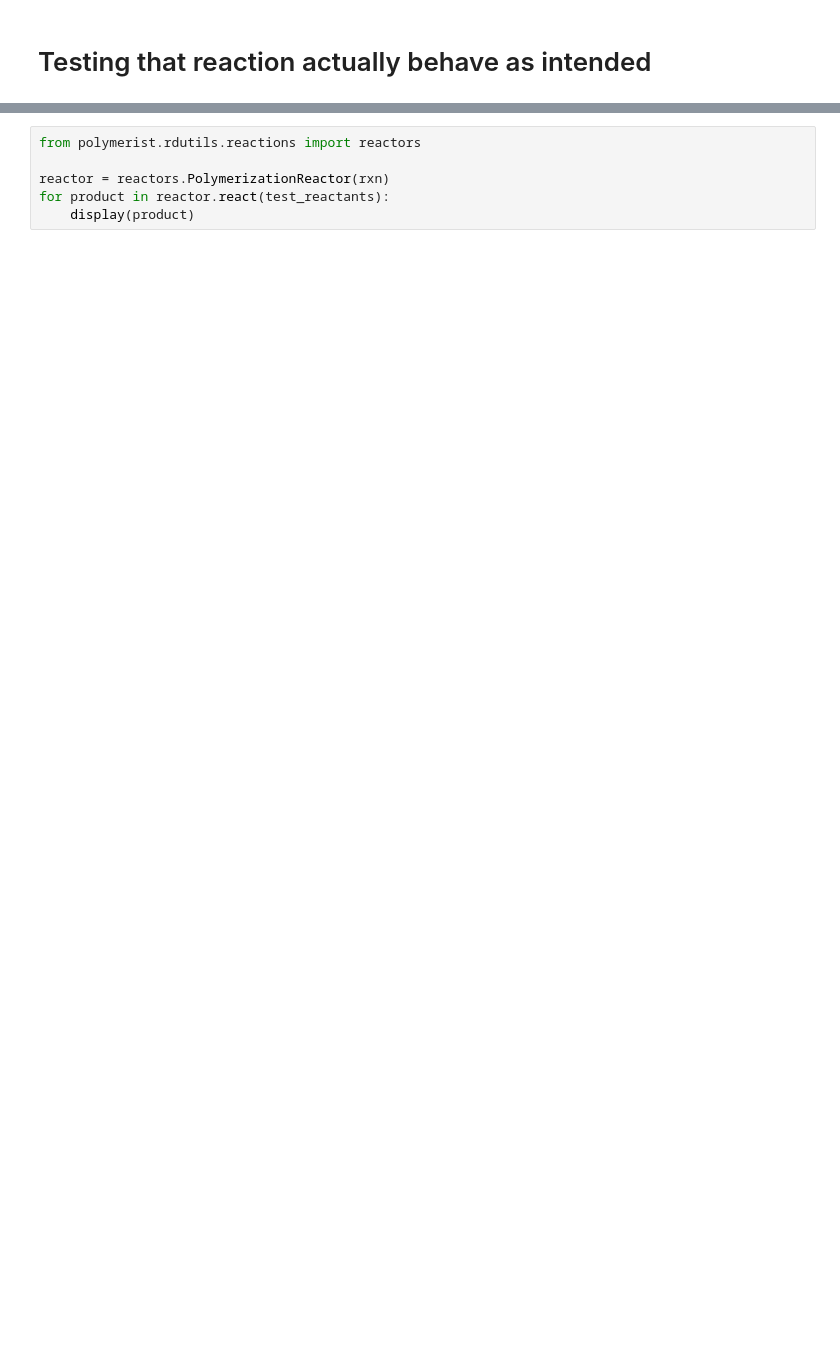
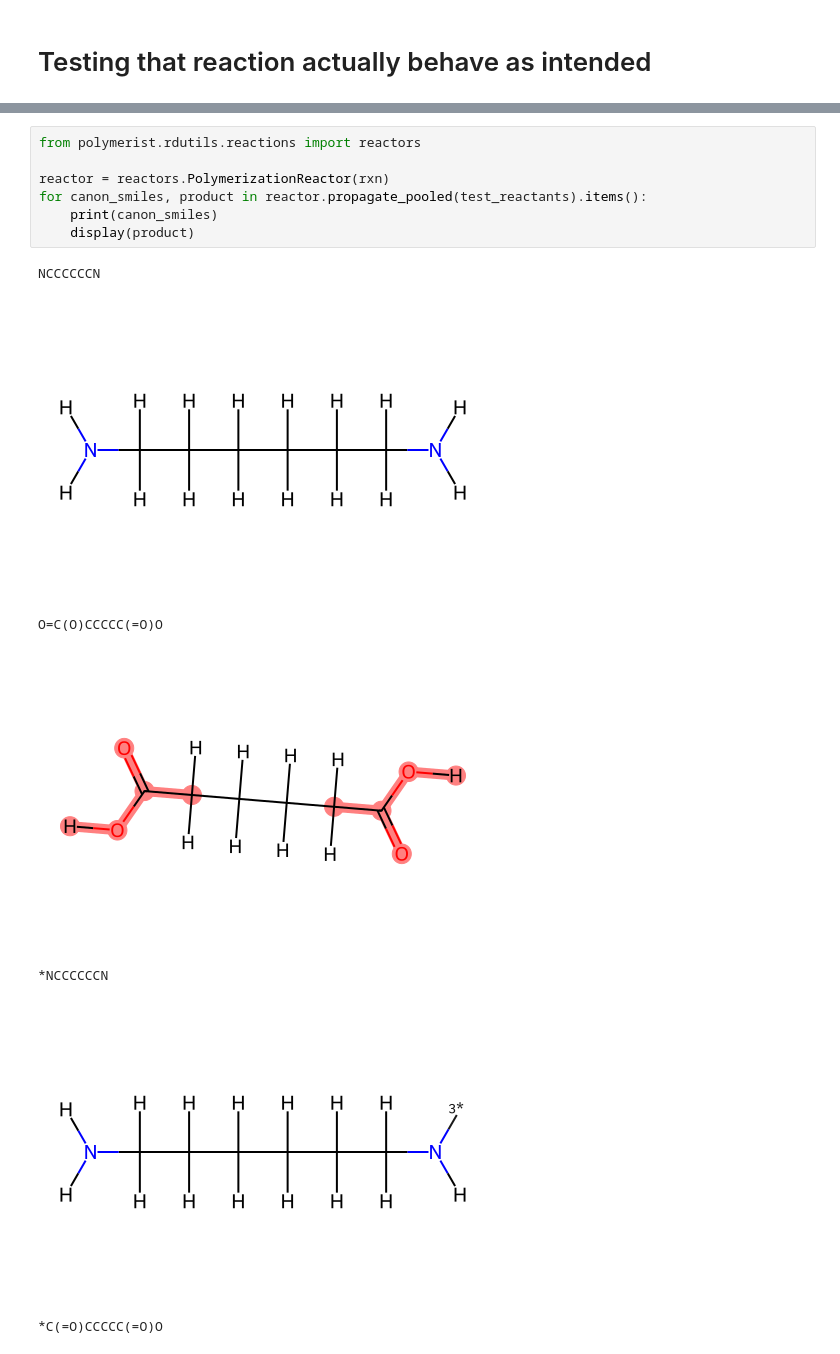
Before and after one commit to jlaw9/2026_polymer_build_workflow, a Jupyter notebook: reaction_def.ipynb, the cells around one changed output, grey strips where cells are left out. Drawn from its saved outputs; the diff is of its cells as text; blank space fills up the shorter version.

```diff
--- a/reaction_def.ipynb
+++ b/reaction_def.ipynb
@@ -61,6 +116,15 @@ for reactant in test_reactants:
 # %%
 from polymerist.rdutils.reactions import reactors
 
 reactor = reactors.PolymerizationReactor(rxn)
-for product in reactor.react(test_reactants):
+for canon_smiles, product in reactor.propagate_pooled(test_reactants).items():
+    print(canon_smiles)
     display(product)
+# %% [output]
+NCCCCCCN
+[figure, added]
+O=C(O)CCCCC(=O)O
+[figure, added]
+*NCCCCCCN
+[figure, added]
+*C(=O)CCCCC(=O)O
```
Also changed, not shown: parts of 8 cells of this notebook.
